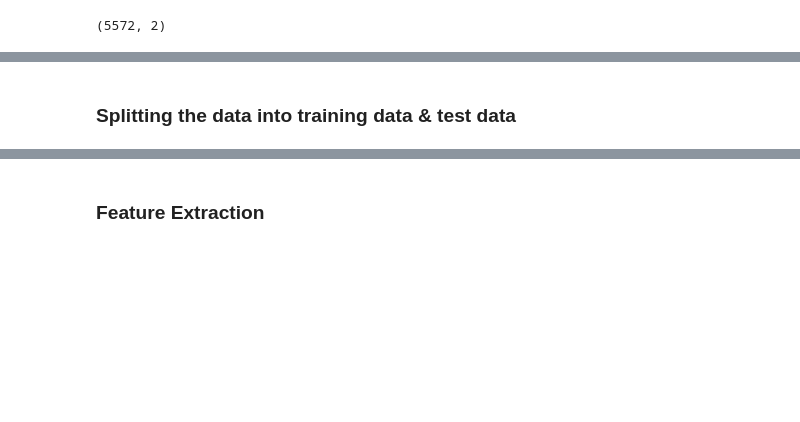
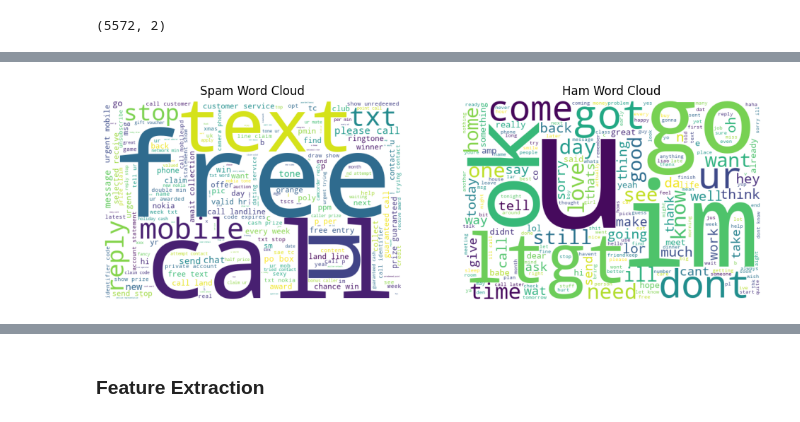
Before and after one commit to mehwish16/Spam-Mail-Predictor, a Jupyter notebook: _Spam Mail Predictor.ipynb, the cells around one changed output, grey strips where cells are left out. Drawn from its saved outputs; the diff is of its cells as text; code cells hidden in the pictures; blank space fills up the shorter version.

```diff
--- a/_Spam Mail Predictor.ipynb
+++ b/_Spam Mail Predictor.ipynb
@@ -47,3 +114,23 @@ mail_data.loc[mail_data['Category'] == 'ham', 'Category',] = 1
+# %%
+# WordClouds
+spam_text = ' '.join(df[df['Category']==1]['Message'])
+ham_text = ' '.join(df[df['Category']==0]['Message'])
+
+
+plt.figure(figsize=(12,6))
+plt.subplot(1,2,1)
+plt.imshow(WordCloud(width=600, height=400, background_color='white').generate(spam_text))
+plt.title('Spam Word Cloud')
+plt.axis('off')
+
+
+plt.subplot(1,2,2)
+plt.imshow(WordCloud(width=600, height=400, background_color='white').generate(ham_text))
+plt.title('Ham Word Cloud')
+plt.axis('off')
+plt.show()
+# %% [output]
+[figure, added]
 # %%
 # separating the data as texts and label
 
@@ -53,3 +139 @@ Y = mail_data['Category']
-# %% [markdown]
-### Splitting the data into training data & test data
 # %%
```
Also changed, not shown: parts of 37 cells of this notebook, 4 other files.
